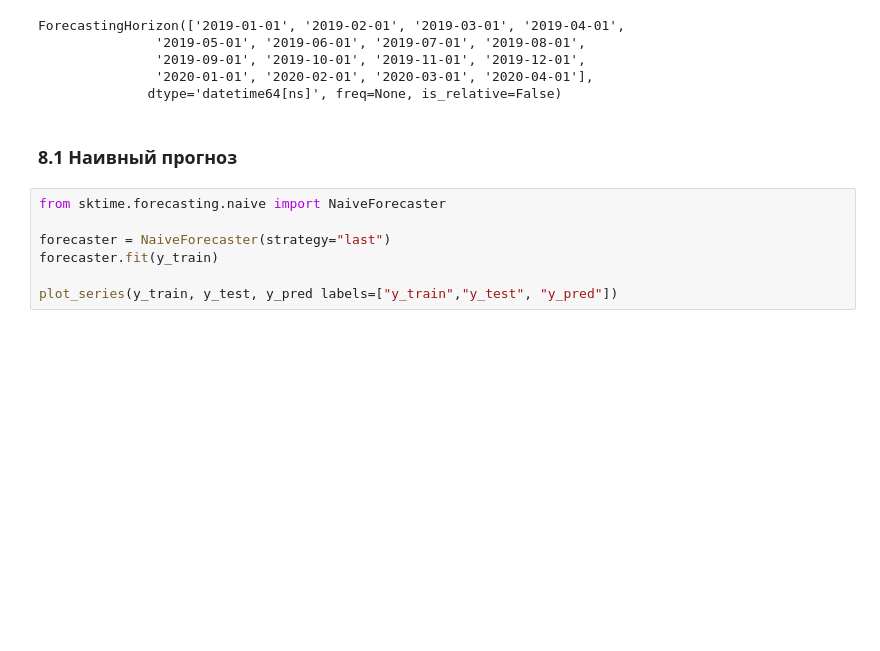
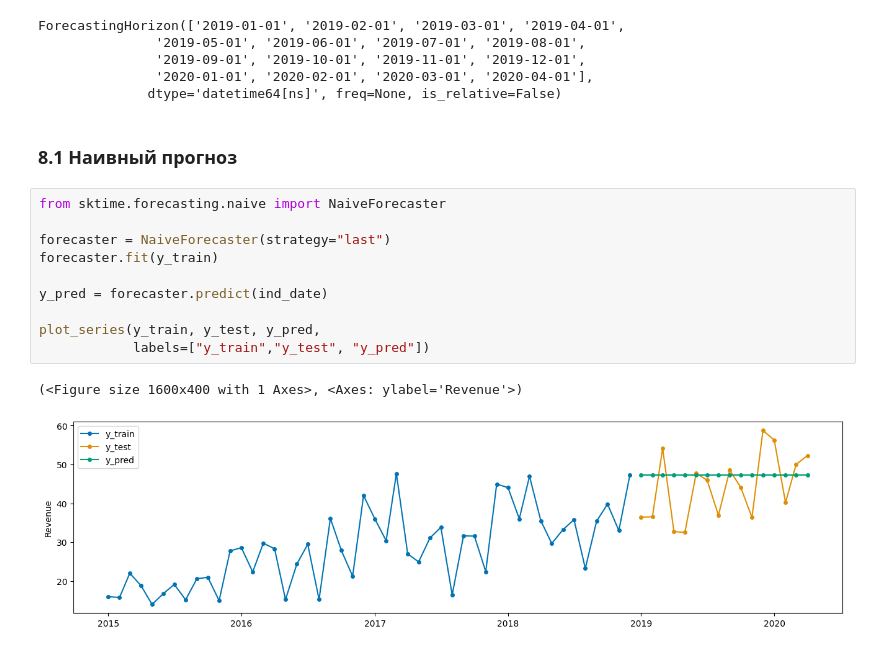
Before and after one commit to GoGoMosh/7.Data_forecasting, a Jupyter notebook: Forecast.ipynb, the cells around one changed output. Saved outputs shown, nothing was run; the diff lists cells and outputs as text; blank space fills up the shorter version.

```diff
--- a/Forecast.ipynb
+++ b/Forecast.ipynb
@@ -171,7 +171,13 @@ ForecastingHorizon(['2019-01-01', '2019-02-01', '2019-03-01', '2019-04-01',
 # %%
 from sktime.forecasting.naive import NaiveForecaster
 
 forecaster = NaiveForecaster(strategy="last")
 forecaster.fit(y_train)
 
-plot_series(y_train, y_test, y_pred labels=["y_train","y_test", "y_pred"])
+y_pred = forecaster.predict(ind_date)
+
+plot_series(y_train, y_test, y_pred,
+            labels=["y_train","y_test", "y_pred"])
+# %% [output]
+(<Figure size 1600x400 with 1 Axes>, <Axes: ylabel='Revenue'>)
+[figure, added]
```
